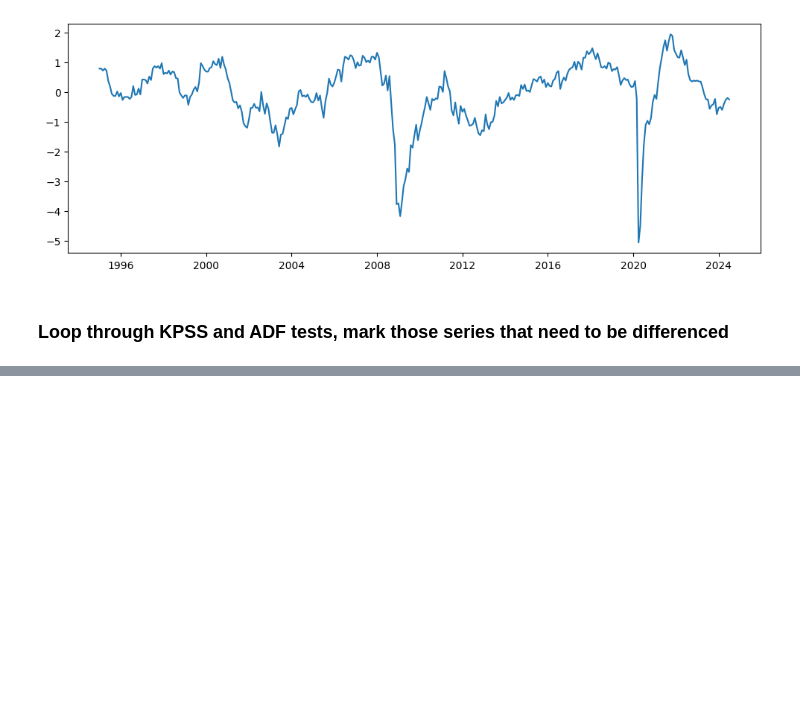
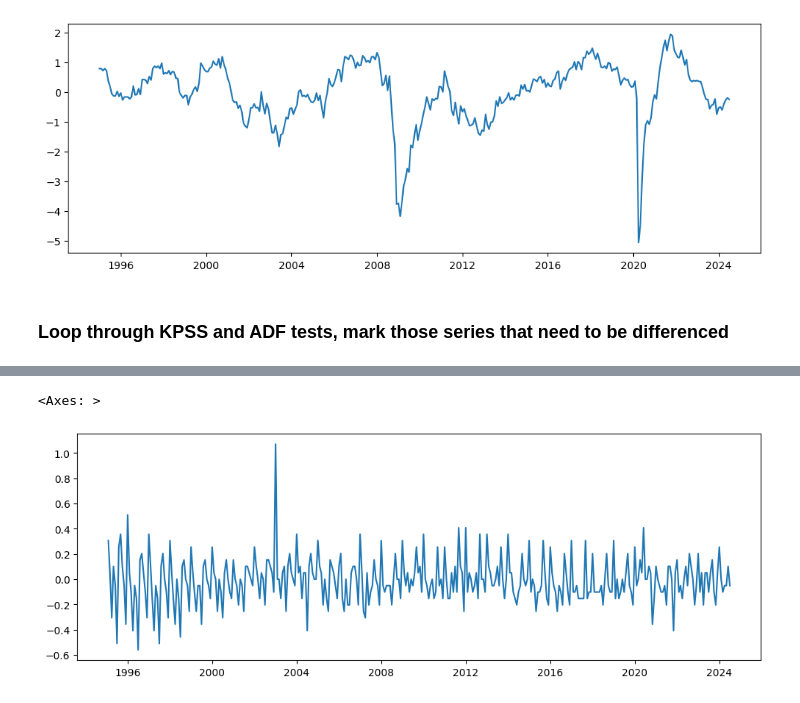
Before and after one commit to powell001/NowCast_Data_v2, a Jupyter notebook: src/a06_forecastQuarterlyData_withMonthlyData.ipynb, the cells around one changed output, grey strips where cells are left out. Saved outputs shown, nothing was run; the diff lists cells and outputs as text; code cells hidden in the pictures; blank space fills up the shorter version.

```diff
--- a/src/a06_forecastQuarterlyData_withMonthlyData.ipynb
+++ b/src/a06_forecastQuarterlyData_withMonthlyData.ipynb
@@ -361,0 +334,28 @@ look-up table. The actual p-value is smaller than the p-value returned.
+# %%
+
+def differenceData(originalData, mydiff=1):
+
+    ## which features are not stationary
+    # function from above
+    stat1 = stationdarydf(originalData)
+    # collect
+    stat2 = stat1[stat1['Stationary'].str.contains('NotStationary')]
+    notstationary = stat2['Feature'].tolist()
+
+    # dont change orginal data
+    stationarydf_diff = originalData.copy()
+
+    # selectively difference the data
+    for i in stationarydf_diff:
+        stationarydf_diff[i] = stationarydf_diff[i].diff(mydiff)
+
+    # rename columns
+    for col in notstationary:
+        stationarydf_diff.rename(columns={col: col + "_diff"}, inplace=True)
+
+
+    scaled_features_df_diff = stationarydf_diff.copy()
+
+    return scaled_features_df_diff
+
+scaled_features_df_diff = differenceData(scaled_features_df, mydiff=1)
@@ -361,0 +382,5 @@ look-up table. The actual p-value is smaller than the p-value returned.
+# %%
+scaled_features_df_diff['Netherlands_unemply_F_diff'].plot()
+# %% [output]
+<Axes: >
+[figure, added]
```
Also changed, not shown: parts of 19 cells of this notebook.
